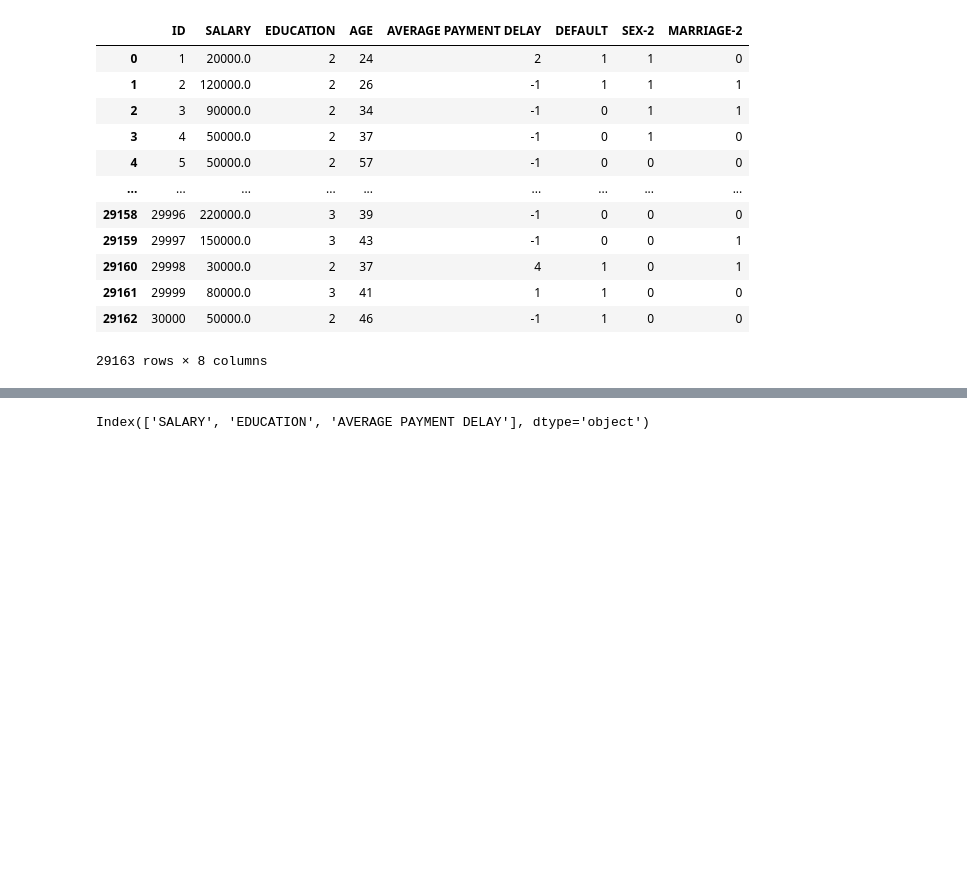
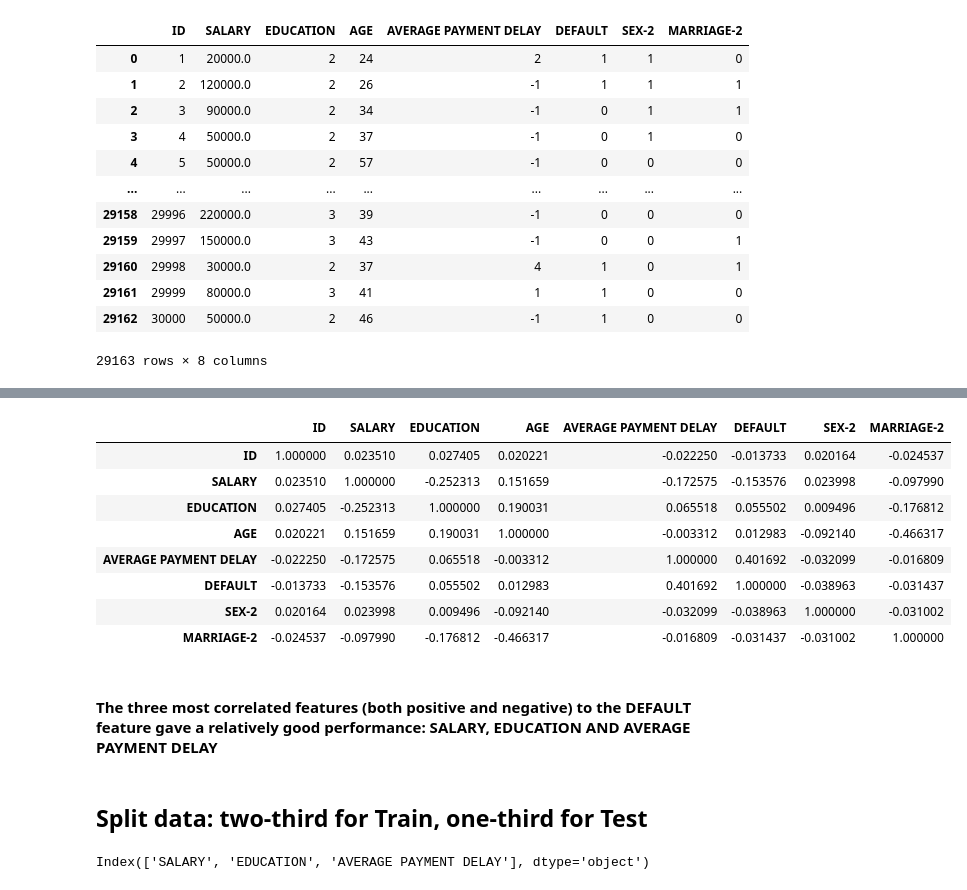
Before and after one commit to Sam-Emma/Credpal-Credit-ML, a Jupyter notebook: Credpal ML Modelling.ipynb, the cells around one changed output, grey strips where cells are left out. Saved outputs shown, nothing was run; the diff lists cells and outputs as text; code cells hidden in the pictures; blank space fills up the shorter version.

```diff
--- a/Credpal ML Modelling.ipynb
+++ b/Credpal ML Modelling.ipynb
@@ -86,3 +119,19 @@ data
+# %%
+data.corr()
+# %% [output]
+|  | ID | SALARY | EDUCATION | AGE | AVERAGE PAYMENT DELAY | DEFAULT | SEX-2 | MARRIAGE-2 |
+| ID | 1.000000 | 0.023510 | 0.027405 | 0.020221 | -0.022250 | -0.013733 | 0.020164 | -0.024537 |
+| SALARY | 0.023510 | 1.000000 | -0.252313 | 0.151659 | -0.172575 | -0.153576 | 0.023998 | -0.097990 |
+| EDUCATION | 0.027405 | -0.252313 | 1.000000 | 0.190031 | 0.065518 | 0.055502 | 0.009496 | -0.176812 |
+| AGE | 0.020221 | 0.151659 | 0.190031 | 1.000000 | -0.003312 | 0.012983 | -0.092140 | -0.466317 |
+| AVERAGE PAYMENT DELAY | -0.022250 | -0.172575 | 0.065518 | -0.003312 | 1.000000 | 0.401692 | -0.032099 | -0.016809 |
+| DEFAULT | -0.013733 | -0.153576 | 0.055502 | 0.012983 | 0.401692 | 1.000000 | -0.038963 | -0.031437 |
+| SEX-2 | 0.020164 | 0.023998 | 0.009496 | -0.092140 | -0.032099 | -0.038963 | 1.000000 | -0.031002 |
+| MARRIAGE-2 | -0.024537 | -0.097990 | -0.176812 | -0.466317 | -0.016809 | -0.031437 | -0.031002 | 1.000000 |
+# %% [markdown]
+#### The three most correlated features (both positive and negative)  to the DEFAULT feature gave a relatively good performance: SALARY, EDUCATION AND AVERAGE PAYMENT DELAY
+# %% [markdown]
+## Split data: two-third for Train, one-third for Test
 # %%
 X = data.drop(['ID','DEFAULT','AGE','MARRIAGE-2','SEX-2'],axis = 1)
 y = data['DEFAULT']
```
Also changed, not shown: parts of 27 cells of this notebook.
